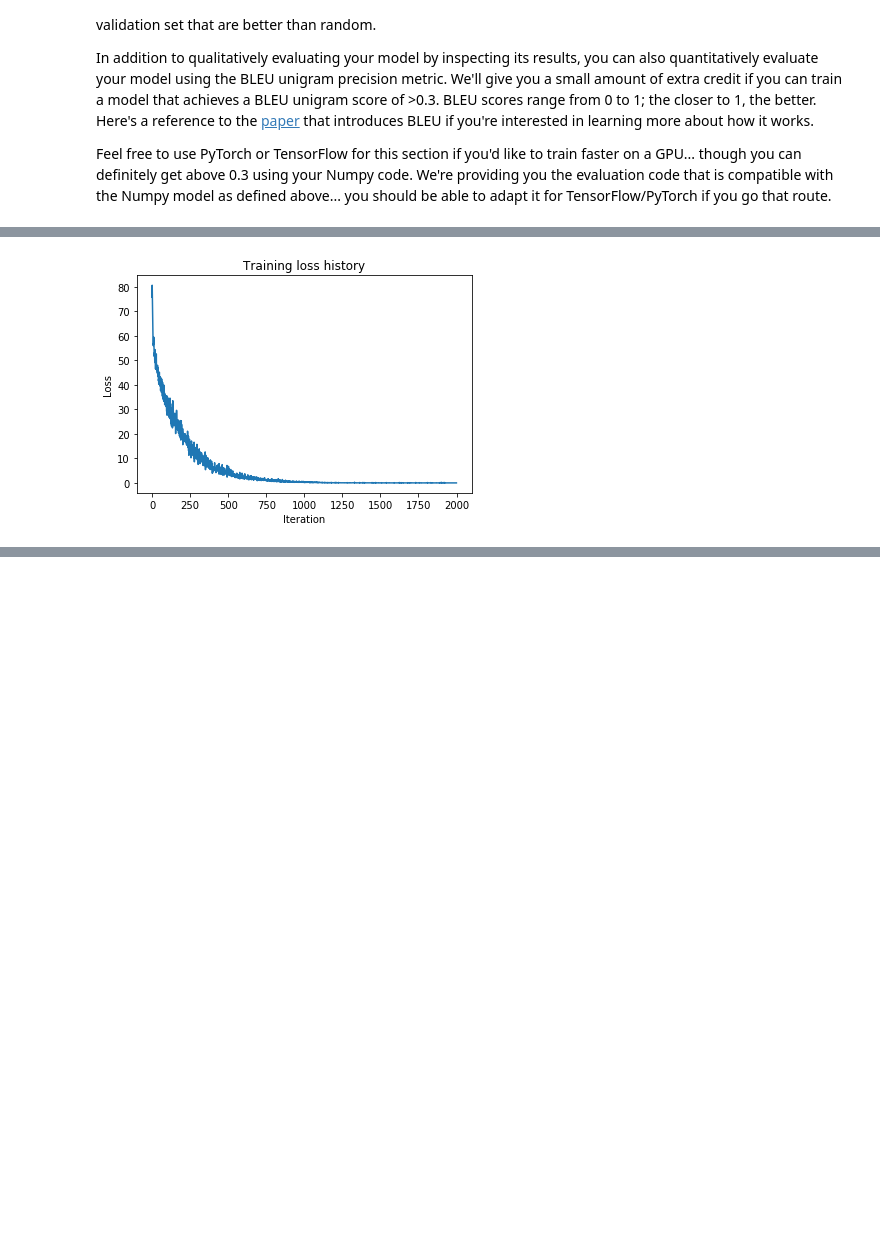
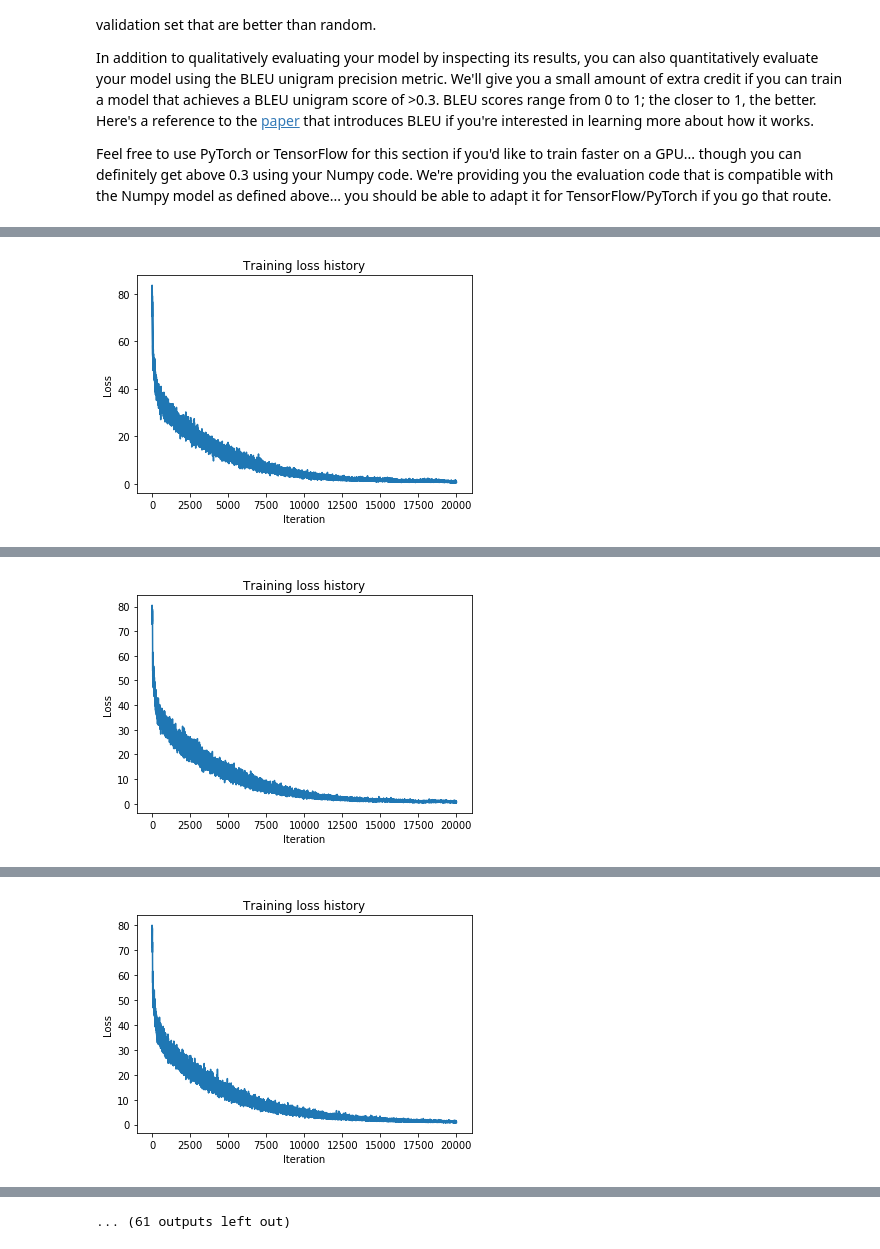
Before and after one commit to mduszyk/cs231n, a Jupyter notebook: assignment3/LSTM_Captioning.ipynb, the cells around one changed output, grey strips where cells are left out. Saved outputs shown, nothing was run; the diff lists cells and outputs as text; code cells hidden in the pictures; blank space fills up the shorter version.

Commit message:
lstm captioning

```diff
--- a/assignment3/LSTM_Captioning.ipynb
+++ b/assignment3/LSTM_Captioning.ipynb
@@ -396,36 +396,41 @@ def evaluate_model(model, data):
     for split in BLEUscores:
         print('Average BLEU score for %s: %f' % (split, BLEUscores[split]))
 # %%
-data = load_coco_data(max_train=1000)
+for max_train in [10000, 15000]:
+    for hidden_dim in [512, 768]:
+        for learning_rate in [5e-4, 1e-3, 5e-3]:
+            for lr_decay in [0.995, 0.99, 0.95]:
+                data = load_coco_data(max_train=max_train)
 
-lstm_model = CaptioningRNN(
-          cell_type='lstm',
-          word_to_idx=data['word_to_idx'],
-          input_dim=data['train_features'].shape[1],
-          hidden_dim=512,
-          wordvec_dim=256,
-          dtype=np.float32,
-        )
+                lstm_model = CaptioningRNN(
+                          cell_type='lstm',
+                          word_to_idx=data['word_to_idx'],
+                          input_dim=data['train_features'].shape[1],
+                          hidden_dim=hidden_dim,
+                          wordvec_dim=256,
+                          dtype=np.float32,
+                        )
 
-lstm_solver = CaptioningSolver(lstm_model, data,
-           update_rule='adam',
-           num_epochs=50,
-           batch_size=25,
-           optim_config={
-             'learning_rate': 5e-3,
-           },
-           lr_decay=0.995,
-           verbose=True, print_every=100,
-         )
+                lstm_solver = CaptioningSolver(lstm_model, data,
+                           update_rule='adam',
+                           num_epochs=50,
+                           batch_size=25,
+                           optim_config={
+                             'learning_rate': learning_rate,
+                           },
+                           lr_decay=lr_decay,
+                           verbose=True, print_every=100,
+                         )
 
-lstm_solver.train()
+                lstm_solver.train()
 
-# Plot the training losses
-plt.plot(lstm_solver.loss_history)
-plt.xlabel('Iteration')
-plt.ylabel('Loss')
-plt.title('Training loss history')
-plt.show()
+                # Plot the training losses
+                plt.plot(lstm_solver.loss_history)
+                plt.xlabel('Iteration')
+                plt.ylabel('Loss')
+                plt.title('Training loss history')
+                plt.show()
 
-evaluate_model(lstm_model, data)
+                print(max_train, hidden_dim, learning_rate, lr_decay)
+                evaluate_model(lstm_model, data)
 # %% [output]
@@ -452 +454 @@ evaluate_model(lstm_model, data)
-[figure, old version]
+[figure, new version]
@@ -454,0 +472 @@ Average BLEU score for val: 0.221781
+[figure, added]
@@ -454,0 +490 @@ Average BLEU score for val: 0.221781
+[figure, added]
@@ -454,0 +545 @@ Average BLEU score for val: 0.221781
+... (61 outputs left out)
```
Also changed, not shown: parts of 1 cell of this notebook, 1 other file.
